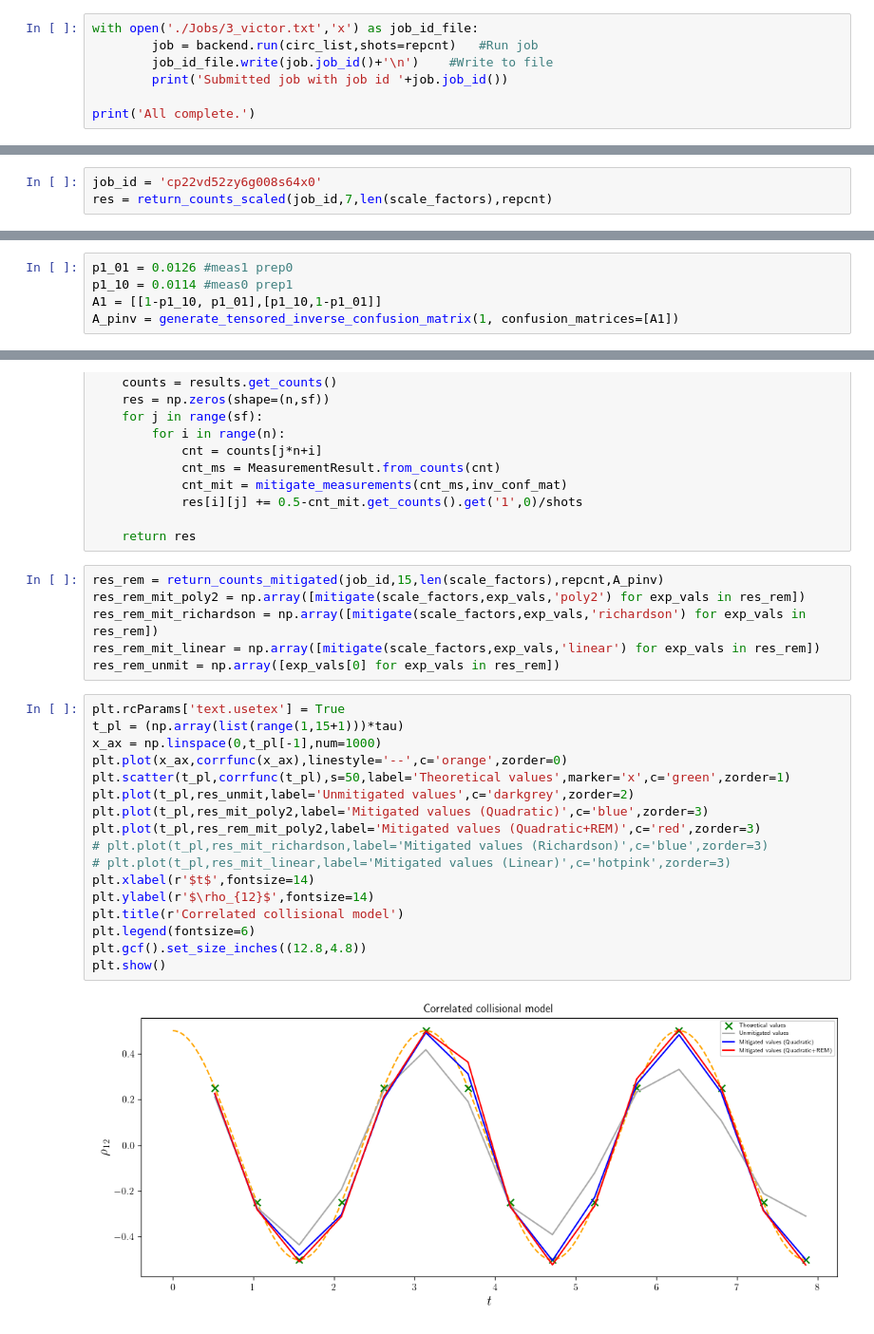
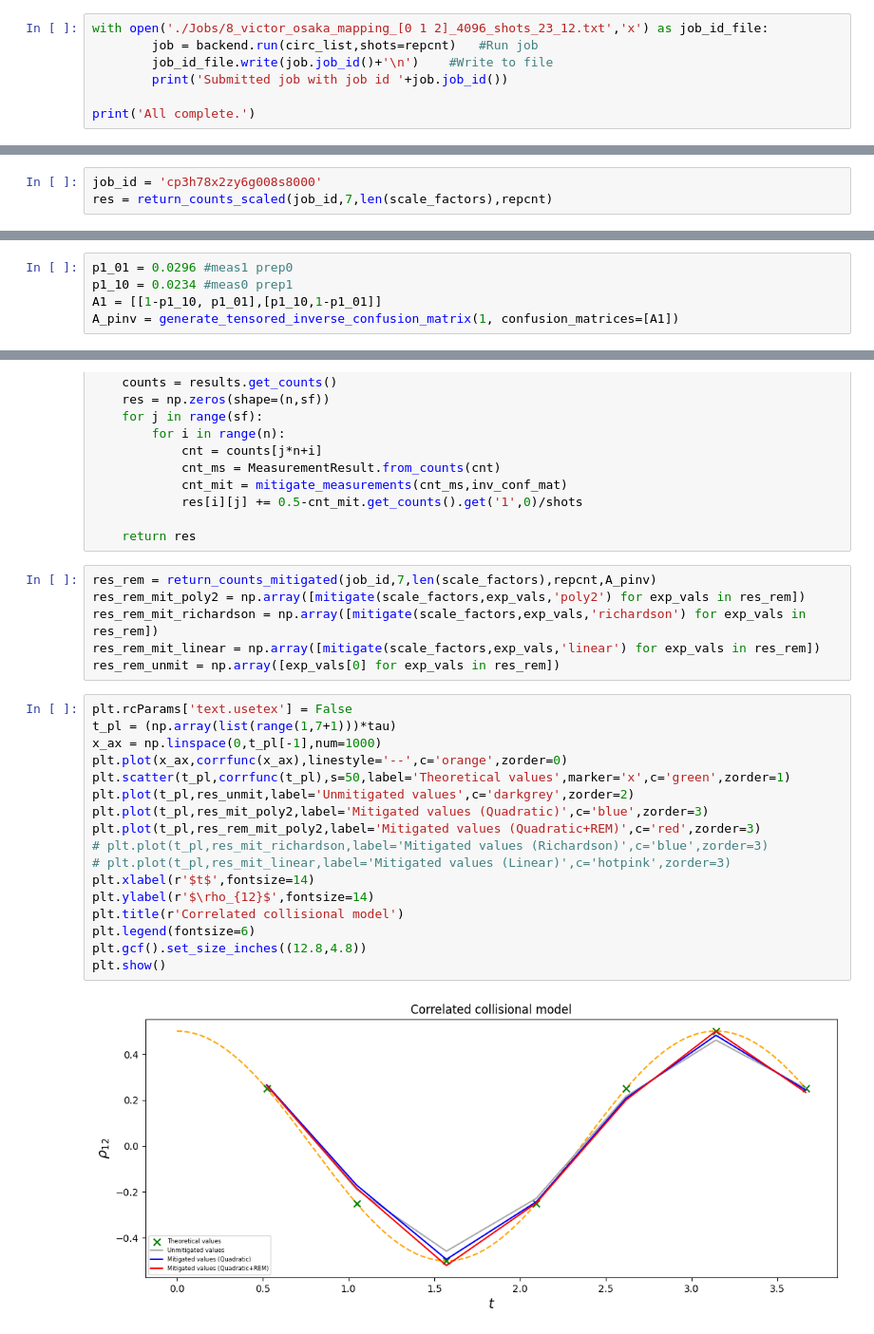
Before and after one commit to JessicaJohnBritto/QOSF_Cohort6, a Jupyter notebook: Results_from_paper/testing_victor/Collisional/collisional.ipynb, the cells around one changed output, grey strips where cells are left out. Shown at 95% size. Cells and saved outputs as stored; diff of their text form.

```diff
--- a/Results_from_paper/testing_victor/Collisional/collisional.ipynb
+++ b/Results_from_paper/testing_victor/Collisional/collisional.ipynb
@@ -192,7 +202,7 @@ plt.show()
 # %% [markdown]
 <h2>Running job:</h2>
 # %%
-with open('./Jobs/3_victor.txt','x') as job_id_file:
+with open('./Jobs/8_victor_osaka_mapping_[0 1 2]_4096_shots_23_12.txt','x') as job_id_file:
         job = backend.run(circ_list,shots=repcnt)   #Run job
         job_id_file.write(job.job_id()+'\n')    #Write to file
         print('Submitted job with job id '+job.job_id())
@@ -248,7 +258,7 @@ def mitigate(scale_factors,exp_vals,extrapolation_method):
 def improvement_factor(unmit,mit,theory):
     return np.abs((theory-unmit)/(theory-mit))
 # %%
-job_id = 'cp22vd52zy6g008s64x0'
+job_id = 'cp3h78x2zy6g008s8000'
 res = return_counts_scaled(job_id,7,len(scale_factors),repcnt)
 # %%
 res_mit_poly2 = np.array([mitigate(scale_factors,exp_vals,'poly2') for exp_vals in res])
@@ -298,8 +331,8 @@ from mitiq.rem import generate_tensored_inverse_confusion_matrix
 from mitiq.rem.inverse_confusion_matrix import mitigate_measurements
 from mitiq.typing import MeasurementResult
 # %%
-p1_01 = 0.0126 #meas1 prep0
-p1_10 = 0.0114 #meas0 prep1
+p1_01 = 0.0296 #meas1 prep0
+p1_10 = 0.0234 #meas0 prep1
 A1 = [[1-p1_10, p1_01],[p1_10,1-p1_01]]
 A_pinv = generate_tensored_inverse_confusion_matrix(1, confusion_matrices=[A1])
 # %%
@@ -326,27 +359,27 @@ def return_counts_mitigated(job_id,n,sf,shots,inv_conf_mat):
 
     return res
 # %%
-res_rem = return_counts_mitigated(job_id,15,len(scale_factors),repcnt,A_pinv)
+res_rem = return_counts_mitigated(job_id,7,len(scale_factors),repcnt,A_pinv)
 res_rem_mit_poly2 = np.array([mitigate(scale_factors,exp_vals,'poly2') for exp_vals in res_rem])
 res_rem_mit_richardson = np.array([mitigate(scale_factors,exp_vals,'richardson') for exp_vals in res_rem])
 res_rem_mit_linear = np.array([mitigate(scale_factors,exp_vals,'linear') for exp_vals in res_rem])
 res_rem_unmit = np.array([exp_vals[0] for exp_vals in res_rem])
 # %%
-plt.rcParams['text.usetex'] = True
-t_pl = (np.array(list(range(1,15+1)))*tau)
+plt.rcParams['text.usetex'] = False
+t_pl = (np.array(list(range(1,7+1)))*tau)
 x_ax = np.linspace(0,t_pl[-1],num=1000)
 plt.plot(x_ax,corrfunc(x_ax),linestyle='--',c='orange',zorder=0)
 plt.scatter(t_pl,corrfunc(t_pl),s=50,label='Theoretical values',marker='x',c='green',zorder=1)
 plt.plot(t_pl,res_unmit,label='Unmitigated values',c='darkgrey',zorder=2)
 plt.plot(t_pl,res_mit_poly2,label='Mitigated values (Quadratic)',c='blue',zorder=3)
 plt.plot(t_pl,res_rem_mit_poly2,label='Mitigated values (Quadratic+REM)',c='red',zorder=3)
 # plt.plot(t_pl,res_mit_richardson,label='Mitigated values (Richardson)',c='blue',zorder=3)
 # plt.plot(t_pl,res_mit_linear,label='Mitigated values (Linear)',c='hotpink',zorder=3)
 plt.xlabel(r'$t$',fontsize=14)
 plt.ylabel(r'$\rho_{12}$',fontsize=14)
 plt.title(r'Correlated collisional model')
 plt.legend(fontsize=6)
 plt.gcf().set_size_inches((12.8,4.8))
 plt.show()
 # %% [output]
-[figure, old version]
+[figure, new version]
```
Also changed, not shown: parts of 12 cells of this notebook, 1 other file.
